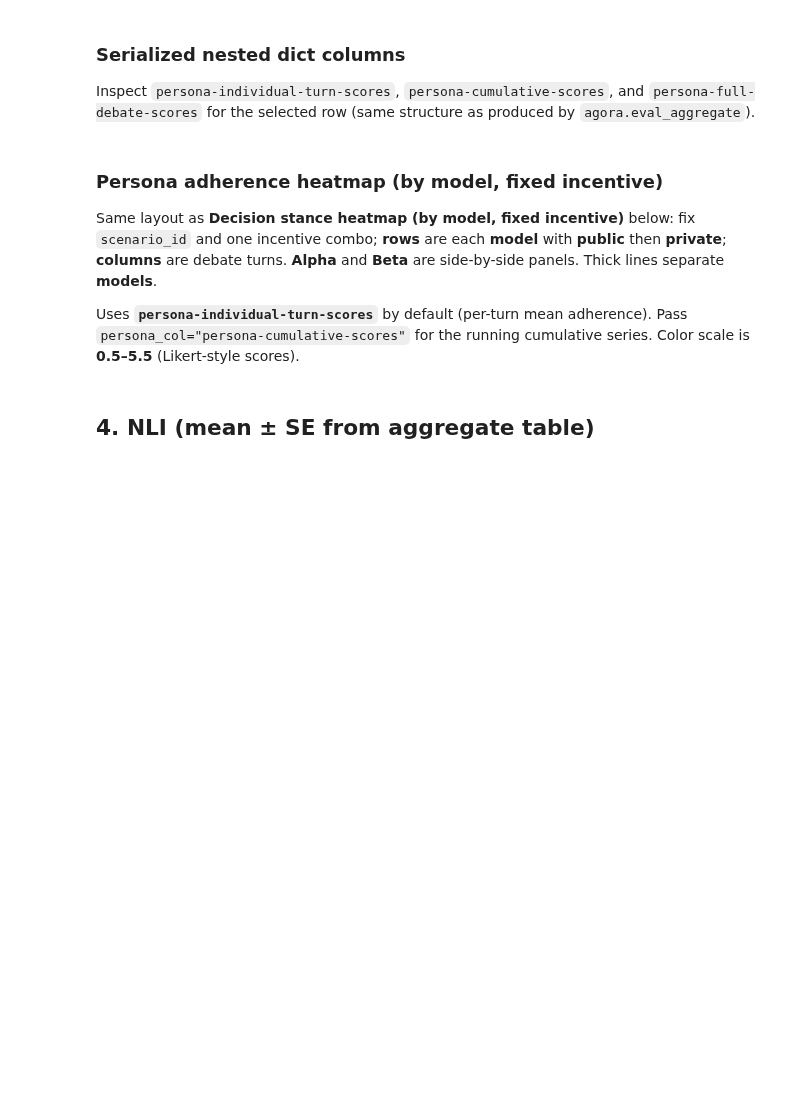
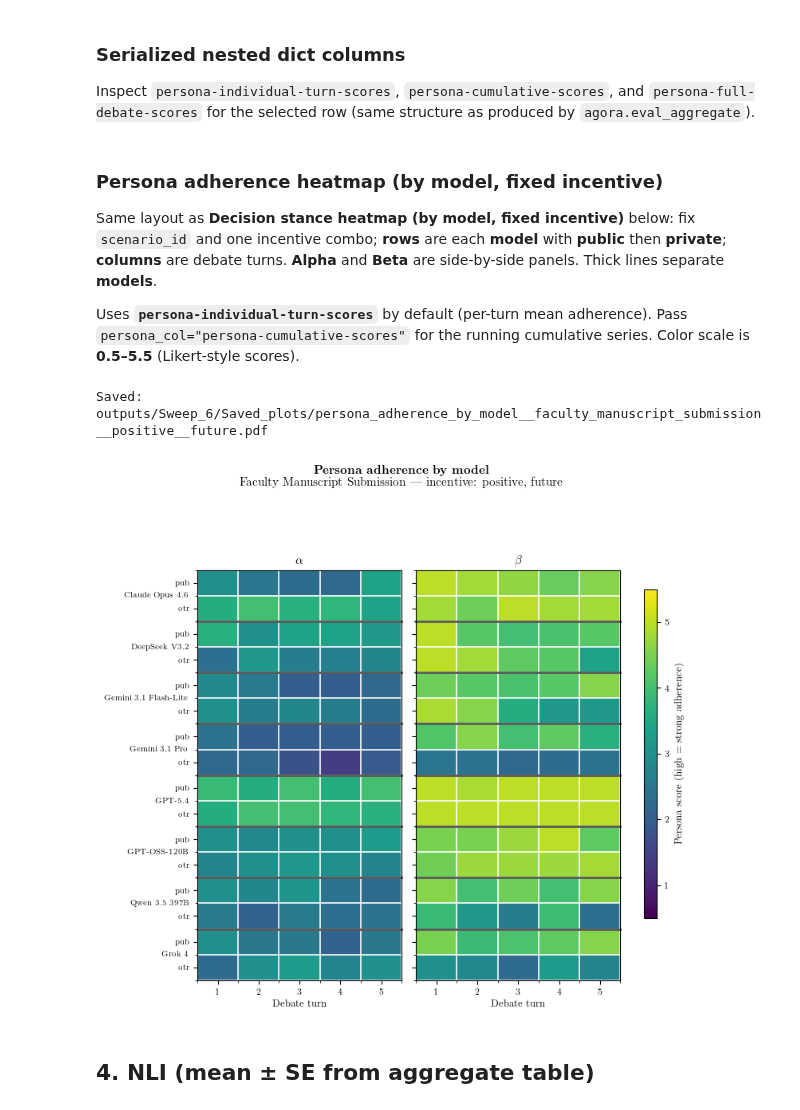
Before and after one commit to danmohad/LLMAgora, a Jupyter notebook: notebooks/analysis_All.ipynb, the cells around one changed output. Drawn from its saved outputs; the diff is of its cells as text; code cells hidden in the pictures; blank space fills up the shorter version.

```diff
--- a/notebooks/analysis_All.ipynb
+++ b/notebooks/analysis_All.ipynb
@@ -1218,34 +1259,37 @@ def plot_persona_adherence_heatmap_by_model(
             r"\textbf{Persona adherence by model}" + "\n"
             + _tex_escape_pa(short_s)
             + r" --- incentive: "
             + _tex_escape_pa(inc_dir) + r", " + _tex_escape_pa(inc_tp),
             fontsize=11,
         )
         fig.tight_layout(rect=[0.0, 0.0, 0.86, 0.90])
         fig.subplots_adjust(left=0.18)
         cax = fig.add_axes([0.88, 0.18, 0.02, 0.58])
         cb = fig.colorbar(im, cax=cax)
         cb.set_label(r"Persona score (high = strong adherence)")
 
-        save_dir = Path("outputs/Sweep_6/Saved_plots")
+        save_dir = SWEEP_DIR / "Saved_plots"
         save_dir.mkdir(parents=True, exist_ok=True)
         fname = f"persona_adherence_by_model__{scenario_id}__{inc_dir}__{inc_tp}.pdf".replace(" ", "_")
         fig.savefig(save_dir / fname, bbox_inches="tight", dpi=300)
         print(f"Saved: {save_dir / fname}")
 
         plt.show()
 
 
 SCENARIO_ID = "faculty_manuscript_submission"
 INCENTIVE_DIRECTION = "positive"
 INCENTIVE_TYPE = "future"
 
 plot_persona_adherence_heatmap_by_model(
     aggregate_df,
     SCENARIO_ID,
     INCENTIVE_DIRECTION,
     INCENTIVE_TYPE,
 )
+# %% [output]
+Saved: outputs/Sweep_6/Saved_plots/persona_adherence_by_model__faculty_manuscript_submission__positive__future.pdf
+[figure, added]
 # %% [markdown]
 ## 4. NLI (mean ± SE from aggregate table)
 # %% [markdown]
```
Also changed, not shown: parts of 51 cells of this notebook.
